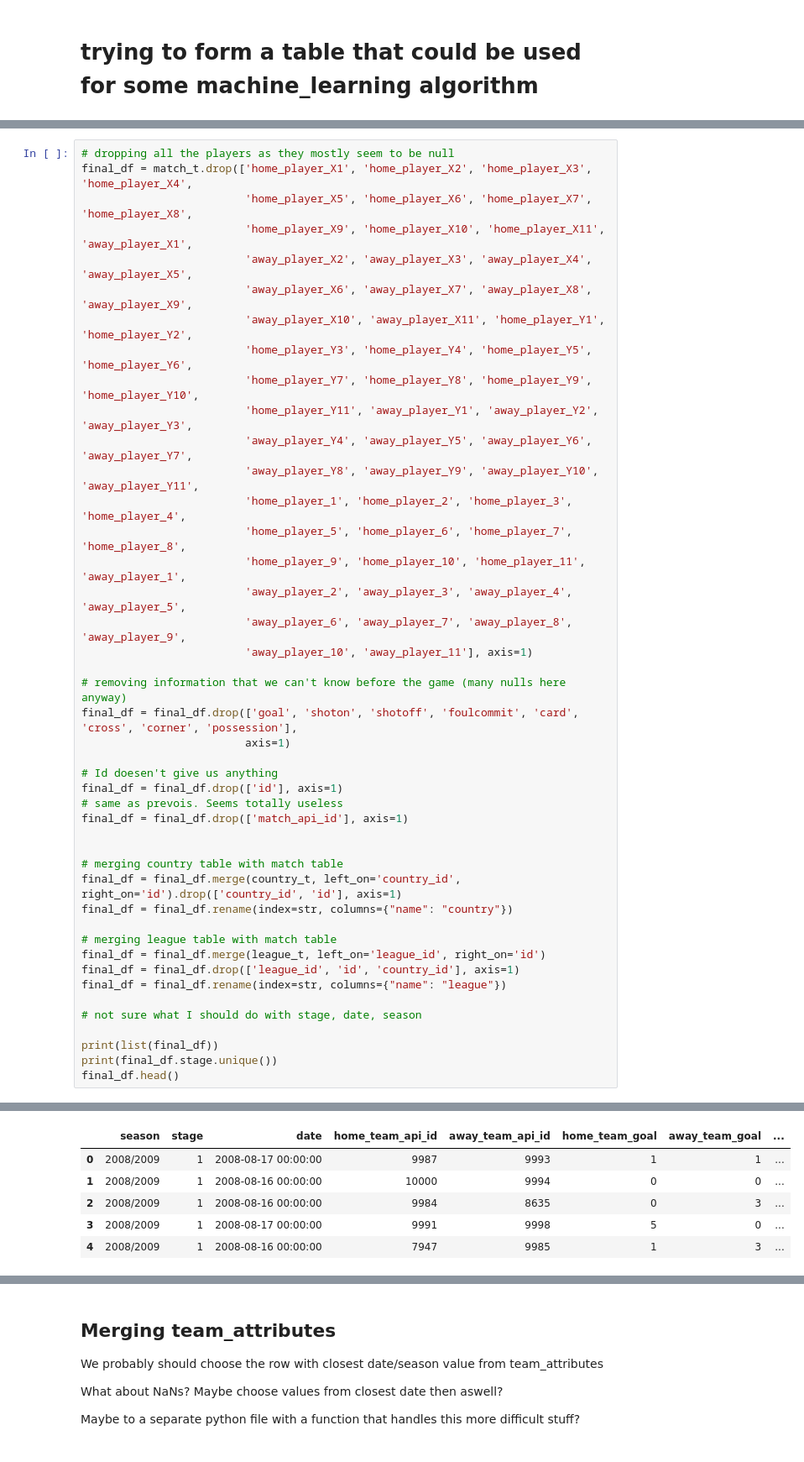
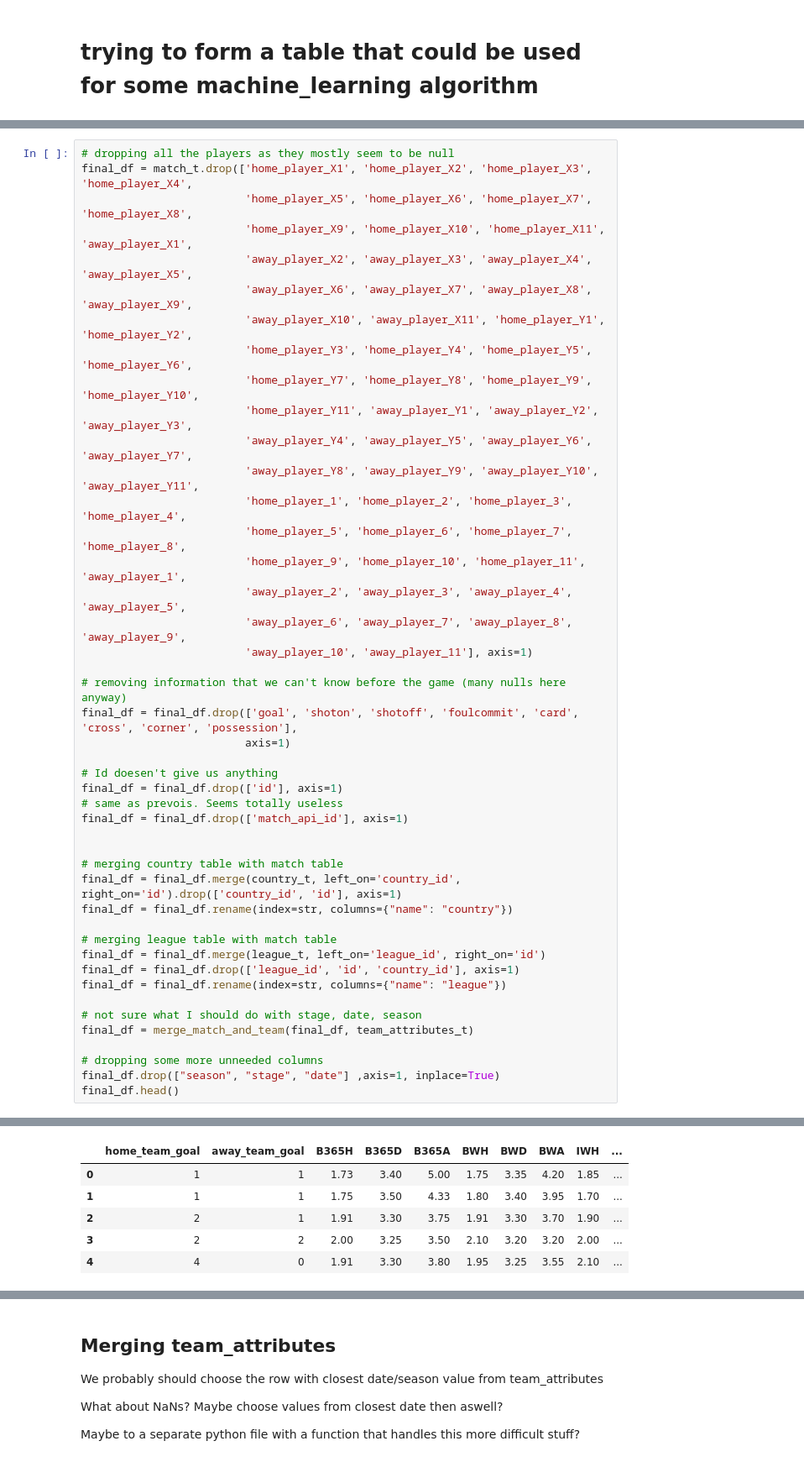
Before and after one commit to raedovj/NN19_Project_Football, a Jupyter notebook: Football.ipynb, the cells around one changed output, grey strips where cells are left out. Shown at 84% size. Saved outputs shown, nothing was run; the diff lists cells and outputs as text.

Commit message:
First merged dataframe formed

```diff
--- a/Football.ipynb
+++ b/Football.ipynb
@@ -151,8 +209,9 @@ final_df = final_df.drop(['league_id', 'id', 'country_id'], axis=1)
 final_df = final_df.rename(index=str, columns={"name": "league"})
 
 # not sure what I should do with stage, date, season
+final_df = merge_match_and_team(final_df, team_attributes_t)
 
-print(list(final_df))
-print(final_df.stage.unique())
+# dropping some more unneeded columns
+final_df.drop(["season", "stage", "date"] ,axis=1, inplace=True)
 final_df.head()
 # %% [output]
@@ -162,6 +218,6 @@ final_df.head()
-|  | season | stage | date | home_team_api_id | away_team_api_id | home_team_goal | away_team_goal | ... |
-| 0 | 2008/2009 | 1 | 2008-08-17 00:00:00 | 9987 | 9993 | 1 | 1 | ... |
-| 1 | 2008/2009 | 1 | 2008-08-16 00:00:00 | 10000 | 9994 | 0 | 0 | ... |
-| 2 | 2008/2009 | 1 | 2008-08-16 00:00:00 | 9984 | 8635 | 0 | 3 | ... |
-| 3 | 2008/2009 | 1 | 2008-08-17 00:00:00 | 9991 | 9998 | 5 | 0 | ... |
-| 4 | 2008/2009 | 1 | 2008-08-16 00:00:00 | 7947 | 9985 | 1 | 3 | ... |
+|  | home_team_goal | away_team_goal | B365H | B365D | B365A | BWH | BWD | BWA | IWH | ... |
+| 0 | 1 | 1 | 1.73 | 3.40 | 5.00 | 1.75 | 3.35 | 4.20 | 1.85 | ... |
+| 1 | 1 | 1 | 1.75 | 3.50 | 4.33 | 1.80 | 3.40 | 3.95 | 1.70 | ... |
+| 2 | 2 | 1 | 1.91 | 3.30 | 3.75 | 1.91 | 3.30 | 3.70 | 1.90 | ... |
+| 3 | 2 | 2 | 2.00 | 3.25 | 3.50 | 2.10 | 3.20 | 3.20 | 2.00 | ... |
+| 4 | 4 | 0 | 1.91 | 3.30 | 3.80 | 1.95 | 3.25 | 3.55 | 2.10 | ... |
```
Also changed, not shown: parts of 7 cells of this notebook, 1 other file.
